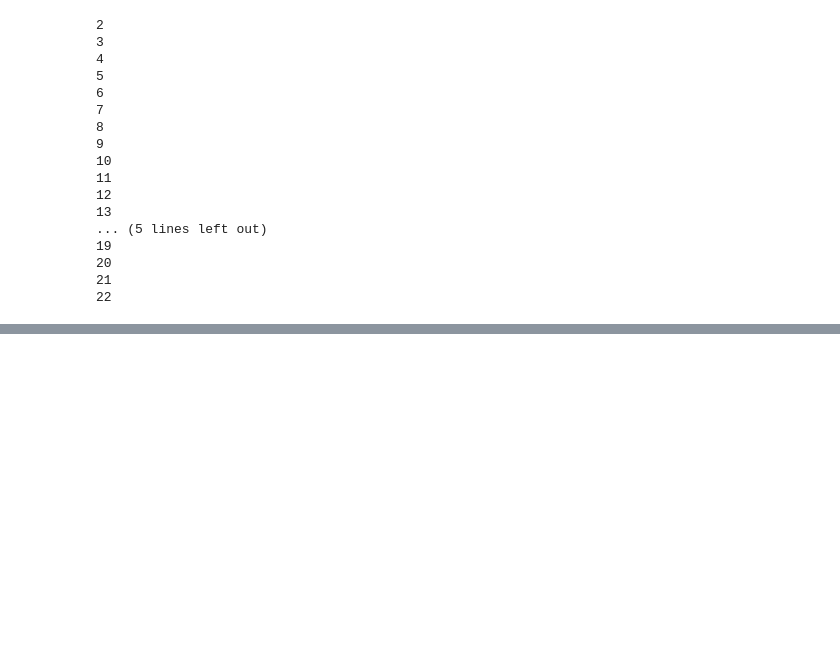
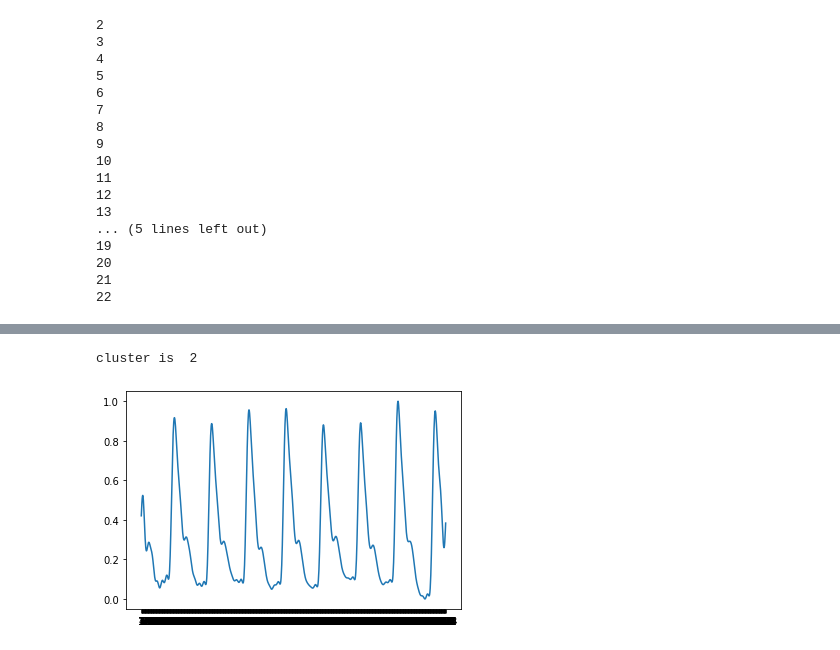
Before and after one commit to Khaled-Mohammed-Abdelgaber/PPG_Clustering, a Jupyter notebook: ppg_clustering_complete_2_pca_and_kmeans.ipynb, the cells around one changed output, grey strips where cells are left out. Cells and saved outputs as stored; diff of their text form; code cells hidden in the pictures; blank space fills up the shorter version.

```diff
--- a/ppg_clustering_complete_2_pca_and_kmeans.ipynb
+++ b/ppg_clustering_complete_2_pca_and_kmeans.ipynb
@@ -202,0 +264,6 @@ x
+# %%
+plt.plot(all_ppg_2_22.loc[199450])
+print("cluster is ",cluster_labels[199450])
+# %% [output]
+cluster is  2
+[figure, added]
```
Also changed, not shown: parts of 10 cells of this notebook.
